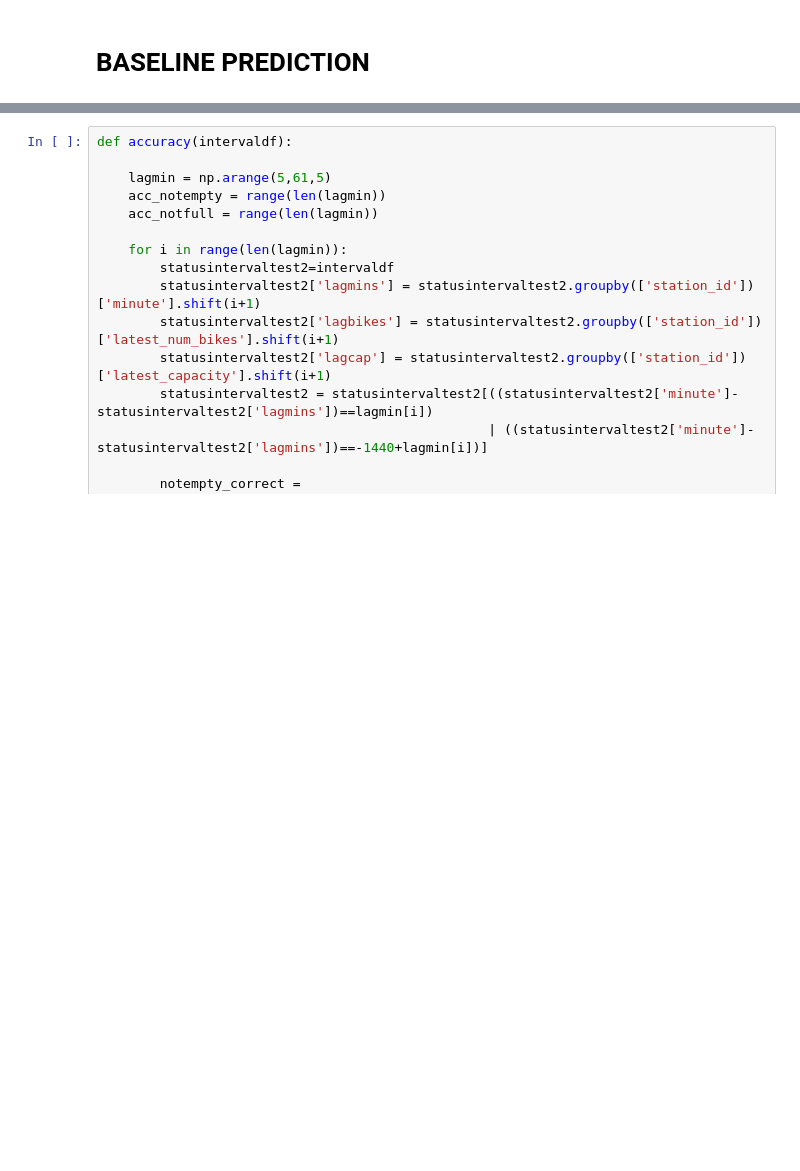
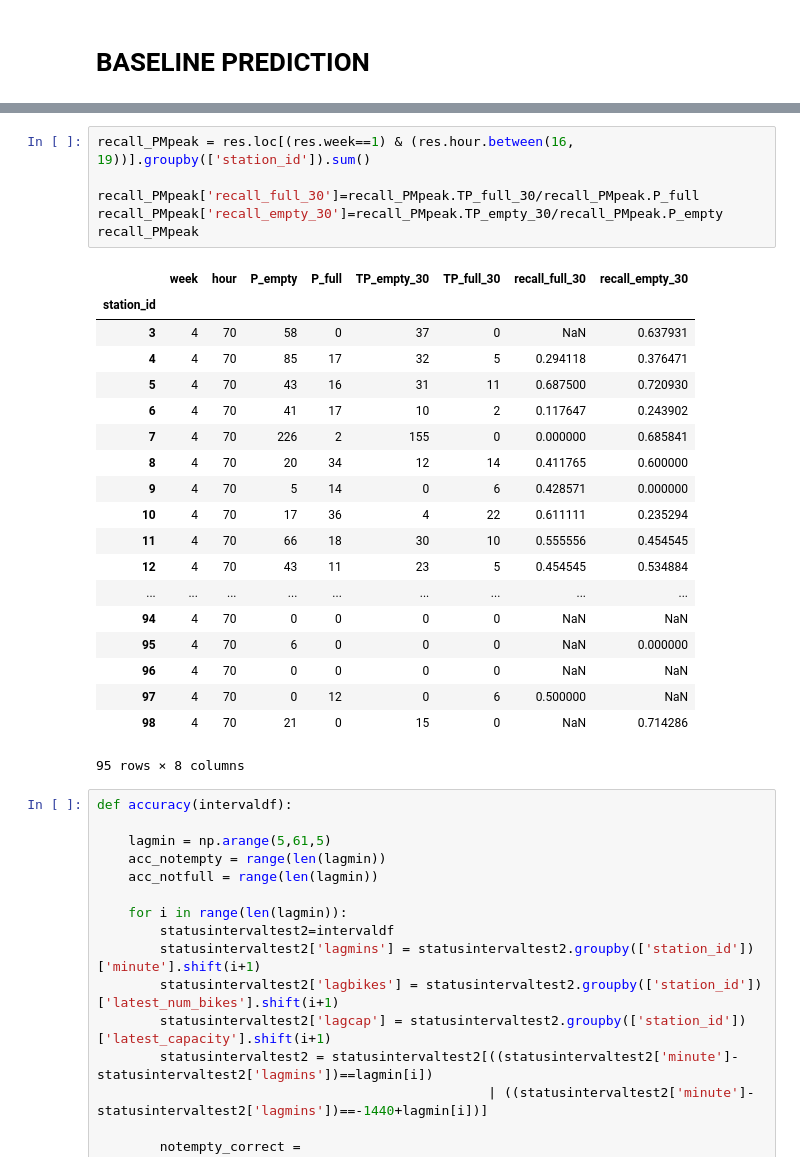
Before and after one commit to CS109Hubway/classp, a Jupyter notebook: Test_Hubway.ipynb, the cells around one changed output, grey strips where cells are left out. Saved outputs shown, nothing was run; the diff lists cells and outputs as text; blank space fills up the shorter version.

```diff
--- a/Test_Hubway.ipynb
+++ b/Test_Hubway.ipynb
@@ -517,3 +635,29 @@ del MLB
+# %%
+recall_PMpeak = res.loc[(res.week==1) & (res.hour.between(16, 19))].groupby(['station_id']).sum()
+
+recall_PMpeak['recall_full_30']=recall_PMpeak.TP_full_30/recall_PMpeak.P_full
+recall_PMpeak['recall_empty_30']=recall_PMpeak.TP_empty_30/recall_PMpeak.P_empty
+recall_PMpeak
+# %% [output]
+|  | week | hour | P_empty | P_full | TP_empty_30 | TP_full_30 | recall_full_30 | recall_empty_30 |
+| station_id |  |  |  |  |  |  |  |  |
+| 3 | 4 | 70 | 58 | 0 | 37 | 0 | NaN | 0.637931 |
+| 4 | 4 | 70 | 85 | 17 | 32 | 5 | 0.294118 | 0.376471 |
+| 5 | 4 | 70 | 43 | 16 | 31 | 11 | 0.687500 | 0.720930 |
+| 6 | 4 | 70 | 41 | 17 | 10 | 2 | 0.117647 | 0.243902 |
+| 7 | 4 | 70 | 226 | 2 | 155 | 0 | 0.000000 | 0.685841 |
+| 8 | 4 | 70 | 20 | 34 | 12 | 14 | 0.411765 | 0.600000 |
+| 9 | 4 | 70 | 5 | 14 | 0 | 6 | 0.428571 | 0.000000 |
+| 10 | 4 | 70 | 17 | 36 | 4 | 22 | 0.611111 | 0.235294 |
+| 11 | 4 | 70 | 66 | 18 | 30 | 10 | 0.555556 | 0.454545 |
+| 12 | 4 | 70 | 43 | 11 | 23 | 5 | 0.454545 | 0.534884 |
+| ... | ... | ... | ... | ... | ... | ... | ... | ... |
+| 94 | 4 | 70 | 0 | 0 | 0 | 0 | NaN | NaN |
+| 95 | 4 | 70 | 6 | 0 | 0 | 0 | NaN | 0.000000 |
+| 96 | 4 | 70 | 0 | 0 | 0 | 0 | NaN | NaN |
+| 97 | 4 | 70 | 0 | 12 | 0 | 6 | 0.500000 | NaN |
+| 98 | 4 | 70 | 21 | 0 | 15 | 0 | NaN | 0.714286 |
+95 rows × 8 columns
 # %%
 def accuracy(intervaldf):
 
```
Also changed, not shown: parts of 11 cells of this notebook.
